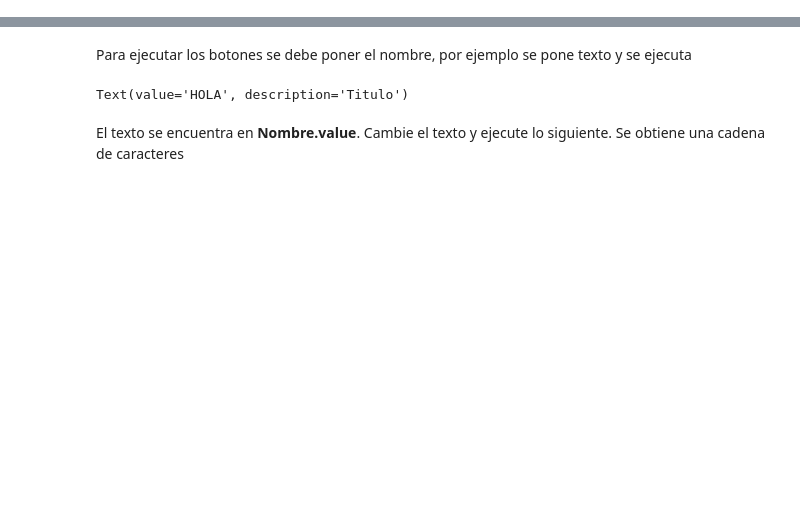
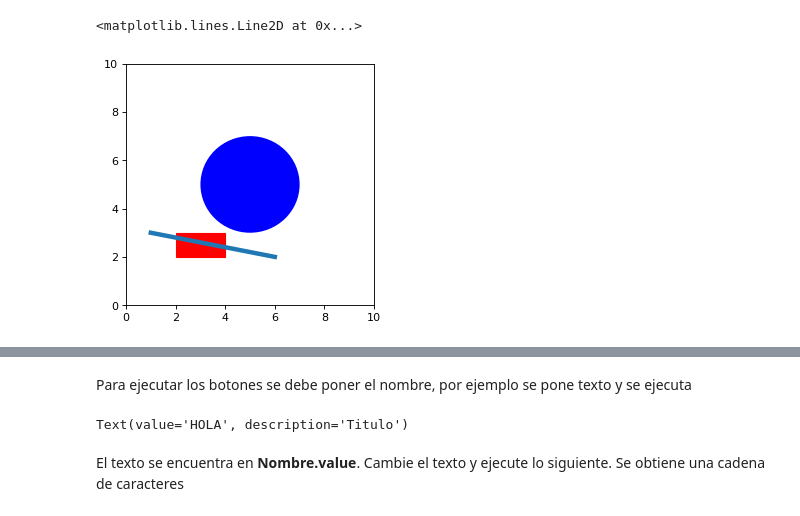
Before and after one commit to hoyosdani/Digital_unsa, a Jupyter notebook: cuaderno_brazo.ipynb, the cells around one changed output, grey strips where cells are left out. Cells and saved outputs as stored; diff of their text form; code cells hidden in the pictures; blank space fills up the shorter version.

```diff
--- a/cuaderno_brazo.ipynb
+++ b/cuaderno_brazo.ipynb
@@ -239,0 +140,16 @@ Para comenzar debemos cargar las librerias utilizando las sentencias que se mues
+# %%
+from matplotlib import pyplot as plt
+from matplotlib import path
+fig = plt.figure()
+fig.set_dpi(80)
+fig.set_size_inches(4, 4)
+ax = plt.axes(xlim=(0, 10), ylim=(0, 10))
+circulo = plt.Circle((5, 5), 2, fc='blue')
+linea = plt.Line2D((1, 6),(3, 2), lw=4)
+rectangulo=plt.Rectangle((2,2),2,1,0,color="red")
+ax.add_patch(circulo)
+ax.add_patch(rectangulo)
+ax.add_line(linea)
+# %% [output]
+<matplotlib.lines.Line2D at 0x...>
+[figure, added]
```
Also changed, not shown: parts of 85 cells of this notebook.
